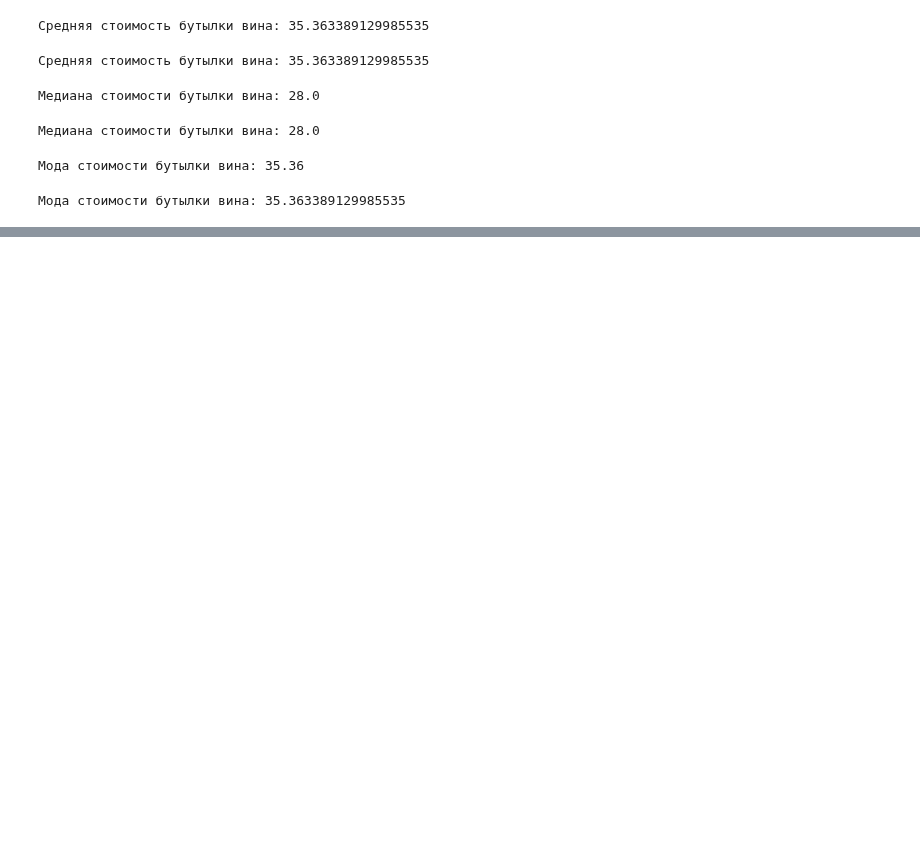
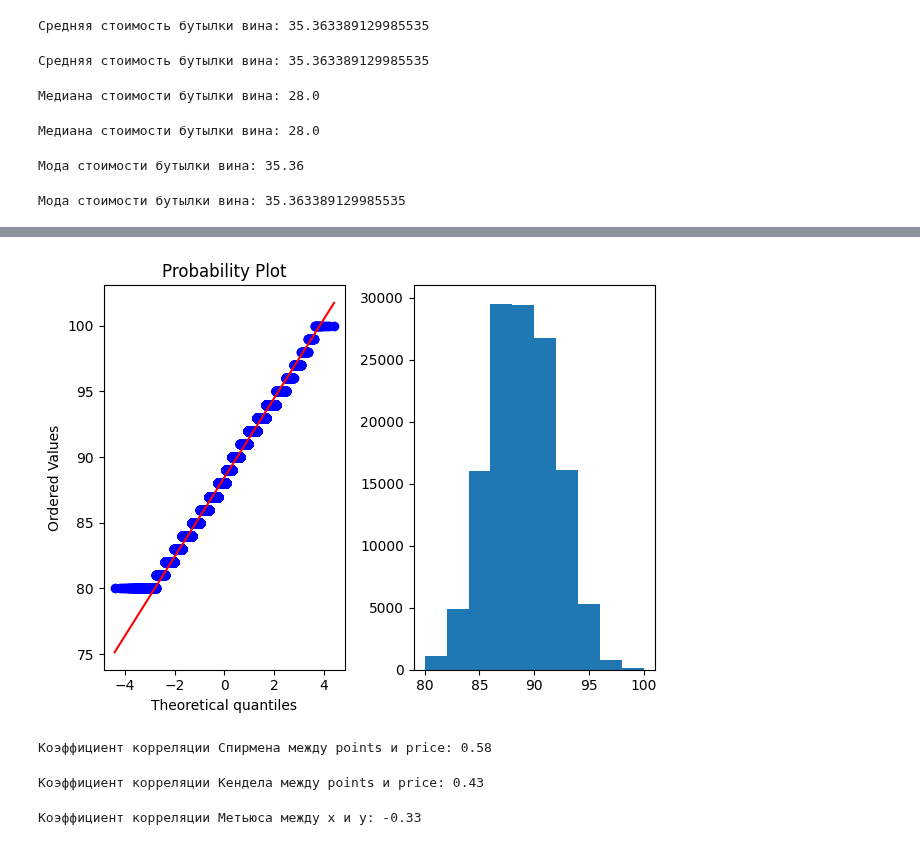
Before and after one commit to DenisMaltsev76/DM_76, a Jupyter notebook: Skillfactory/EDA-2. Математическая статистика в контексте EDA/unit_check_up.ipynb, the cells around one changed output, grey strips where cells are left out. Drawn from its saved outputs; the diff is of its cells as text; code cells hidden in the pictures; blank space fills up the shorter version.

```diff
--- a/Skillfactory/EDA-2. Математическая статистика в контексте EDA/unit_check_up.ipynb
+++ b/Skillfactory/EDA-2. Математическая статистика в контексте EDA/unit_check_up.ipynb
@@ -99,0 +126,43 @@ print("Мода стоимости бутылки вина:", mode_price)
+# %%
+plt.subplot(1, 2, 1) # задаем сетку рисунка количество строк и столбцов
+stats.probplot(data['points'], plot=plt) # qq plot
+
+plt.subplot(1, 2, 2) # располагаем второй рисунок рядом
+plt.hist(data['points']) # гистограмма распределения признака
+
+plt.tight_layout() # чтобы графики не наезжали другу на друга, используем tight_layout
+
+plt.show() # просмотр графика
+# %% [output]
+[figure, added]
+# %%
+# Рассчитать коэффициент корреляции Спирмена
+spearman_corr = data['points'].corr(data['price'], method='spearman')
+
+# Округлить результат до сотых
+rounded_corr = round(spearman_corr, 2)
+
+# Вывести результат
+print("Коэффициент корреляции Спирмена между points и price:", rounded_corr)
+# %% [output]
+Коэффициент корреляции Спирмена между points и price: 0.58
+# %%
+# Рассчитать коэффициент корреляции Спирмена
+kendall_corr = data['points'].corr(data['price'], method='kendall')
+
+# Округлить результат до сотых
+rounded_corr = round(kendall_corr, 2)
+
+# Вывести результат
+print("Коэффициент корреляции Кендела между points и price:", rounded_corr)
+# %% [output]
+Коэффициент корреляции Кендела между points и price: 0.43
+# %%
+from sklearn.metrics import matthews_corrcoef
+x = [+1, -1, +1, +1] # список значений признака х
+y = [+1, +1, +1, -1] # список значений признака y
+
+rounded_corr = round(matthews_corrcoef(x, y),2) # рассчитаем коэффициент корреляции Мэтьюса
+print("Коэффициент корреляции Метьюса между х и у:", rounded_corr)
+# %% [output]
+Коэффициент корреляции Метьюса между х и у: -0.33
```
Also changed, not shown: parts of 4 cells of this notebook, 1 other file.
